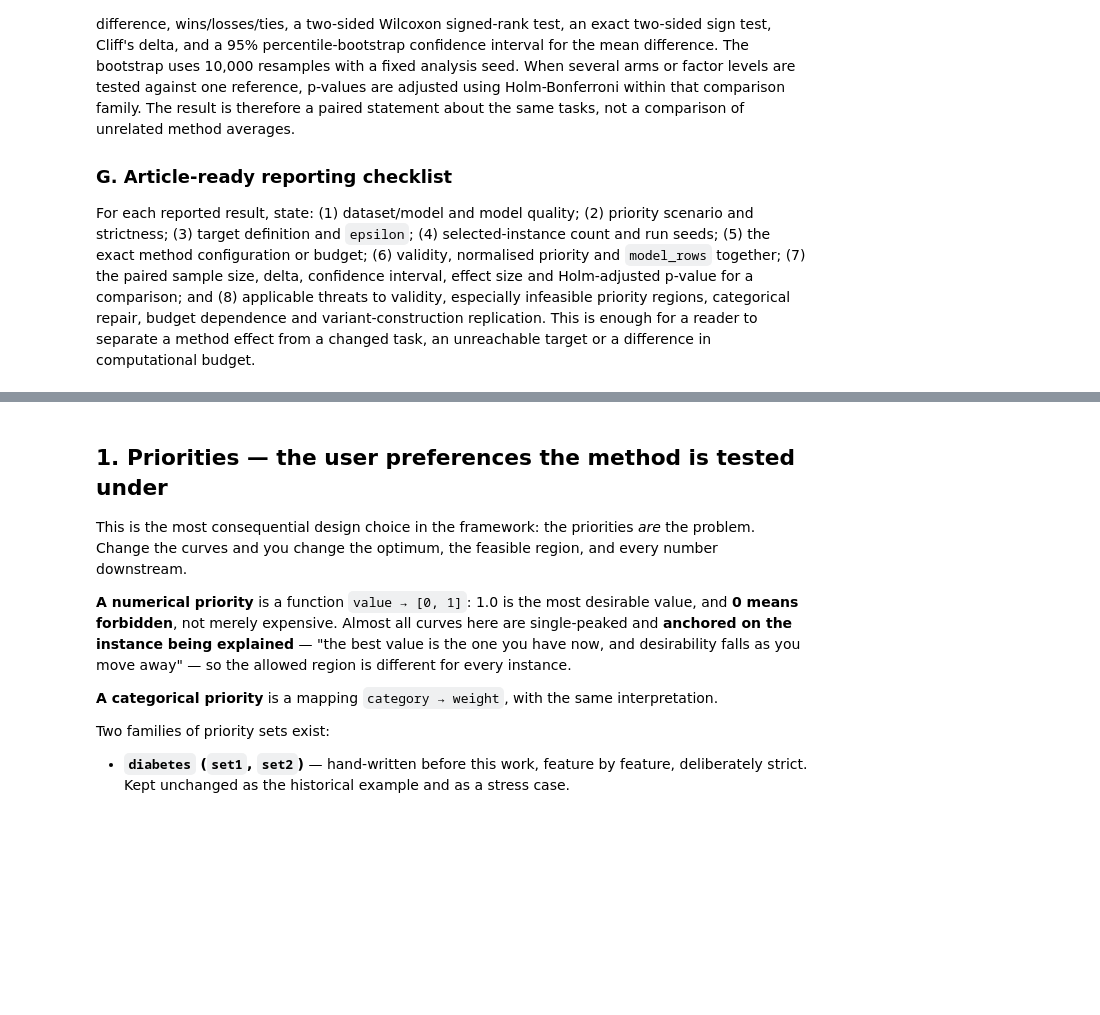
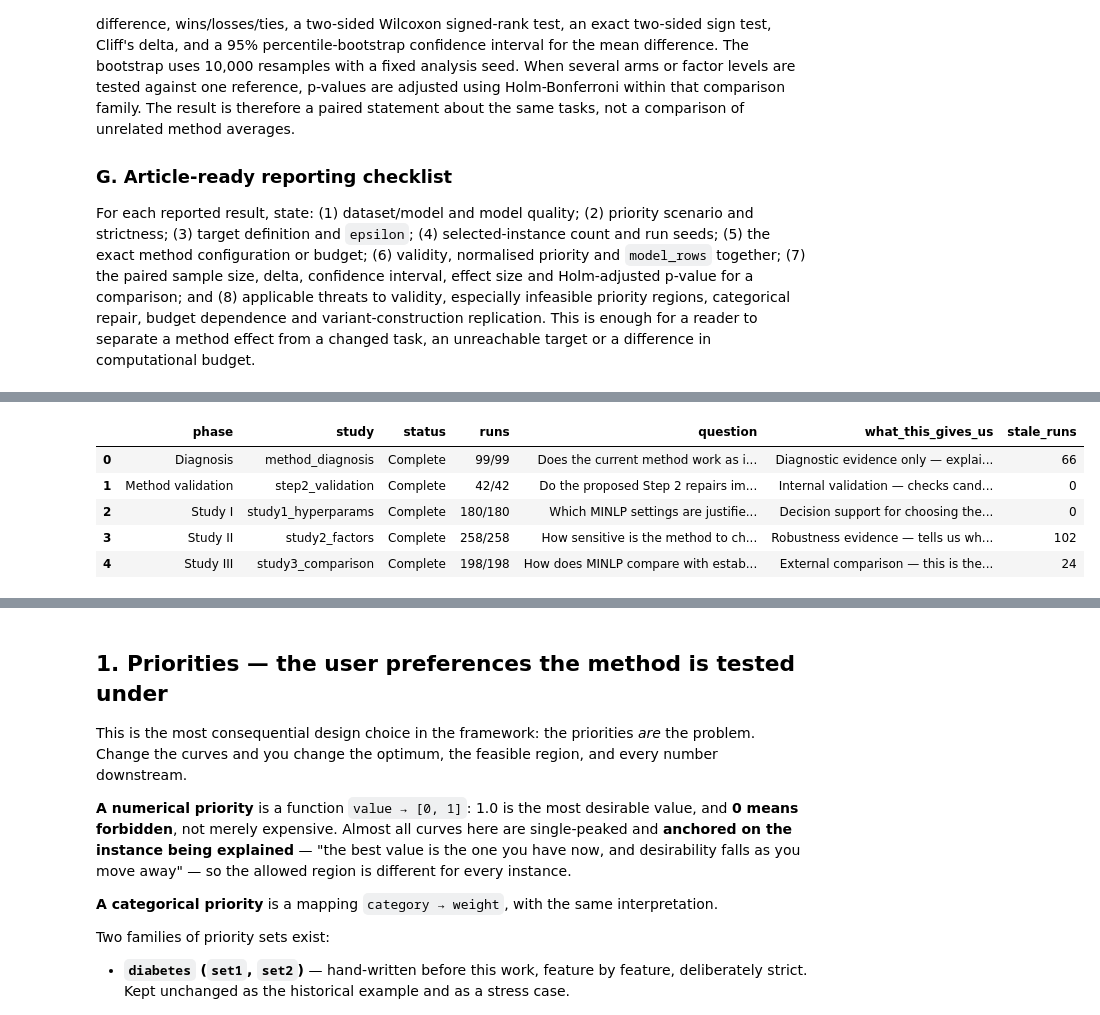
Before and after one commit to Barszo/explainit, a Jupyter notebook: explainit/experiments/paper/results_explorer.ipynb, the cells around one changed output, grey strips where cells are left out. Drawn from its saved outputs; the diff is of its cells as text; code cells hidden in the pictures; blank space fills up the shorter version.

Commit message:
Refactor code structure for improved readability and maintainability

```diff
--- a/explainit/experiments/paper/results_explorer.ipynb
+++ b/explainit/experiments/paper/results_explorer.ipynb
@@ -352,0 +1042,88 @@ a method effect from a changed task, an unreachable target or a difference in co
+# %%
+study_overview = {
+    "method_diagnosis": {
+        "phase": "Diagnosis",
+        "question": "Does the current method work as intended, and where do failures come from?",
+        "role": "Diagnostic evidence only — explains behaviour and failure modes before comparative claims.",
+    },
+    "step2_validation": {
+        "phase": "Method validation",
+        "question": "Do the proposed Step 2 repairs improve the core search enough to justify them?",
+        "role": "Internal validation — checks candidate method improvements before broader rollout.",
+    },
+    "study1_hyperparams": {
+        "phase": "Study I",
+        "question": "Which MINLP settings are justified, and what quality-cost trade-off do they create?",
+        "role": "Decision support for choosing the default configuration.",
+    },
+    "study2_factors": {
+        "phase": "Study II",
+        "question": "How sensitive is the method to changes in data quality, feature structure, and priority strictness?",
+        "role": "Robustness evidence — tells us where the method is stable and where it is vulnerable.",
+    },
+    "study3_comparison": {
+        "phase": "Study III",
+        "question": "How does MINLP compare with established counterfactual methods under fair matched tasks?",
+        "role": "External comparison — this is the main evidence for competitive performance.",
+    },
+}
+
+def _status_label(row):
+    if bool(row["complete"]):
+        return "Complete"
+    if int(row["runs_done"]) == 0:
+        return "Not started"
+    return "In progress"
+
+def _business_state_view():
+    df = state.copy().sort_values("study").reset_index(drop=True)
+    total_expected = int(df["runs_expected"].sum())
+    total_done = int(df["runs_done"].sum())
+    total_stale = int(df["stale_runs"].sum())
+    complete_n = int(df["complete"].sum())
+    incomplete_n = int((~df["complete"]).sum())
+
+    display(Markdown(
+        f"### Executive summary\n"
+        f"- **{total_done} of {total_expected} current-configuration runs are complete**.\n"
+        f"- **{complete_n} of {len(df)} configured studies are complete**; **{incomplete_n}** are still in progress.\n"
+        f"- **{total_stale} stale runs** remain on disk for traceability, but they are excluded from the current analysis."
+    ))
+
+    rows = []
+    for _, row in df.iterrows():
+        info = study_overview.get(row["study"], {})
+        rows.append({
+            "phase": info.get("phase", row["study"]),
+            "study": row["study"],
+            "status": _status_label(row),
+            "runs": f"{int(row['runs_done'])}/{int(row['runs_expected'])}",
+            "question": info.get("question", ""),
+            "what_this_gives_us": info.get("role", ""),
+            "stale_runs": int(row["stale_runs"]),
+        })
+
+    status_df = pd.DataFrame(rows)
+    display(Markdown("### What has already been done"))
+    display(status_df)
+
+    completed = status_df[status_df["status"] == "Complete"]
+    if not completed.empty:
+        done_lines = [
+            f"- **{r.phase}**: finished ({r.runs} runs). {r.what_this_gives_us}"
+            for r in completed.itertuples(index=False)
+        ]
+        display(Markdown("### What the team can already say\n" + "\n".join(done_lines)))
+
+    if total_stale > 0:
+        stale_df = df.loc[df["stale_runs"] > 0, ["study", "stale_runs"]].copy()
+        stale_df = stale_df.sort_values("stale_runs", ascending=False)
+        display(Markdown(
+            "### Audit trail note\n"
+            "Stale runs are older results produced under previous study configurations. "
+            "They are useful for traceability, but they should **not** be read as the current evidence base."
+        ))
+        display(stale_df)
+
+_business_state_view()
+# %% [output]
@@ -352,0 +1135,6 @@ a method effect from a changed task, an unreachable target or a difference in co
+|  | phase | study | status | runs | question | what_this_gives_us | stale_runs |
+| 0 | Diagnosis | method_diagnosis | Complete | 99/99 | Does the current method work as i... | Diagnostic evidence only — explai... | 66 |
+| 1 | Method validation | step2_validation | Complete | 42/42 | Do the proposed Step 2 repairs im... | Internal validation — checks cand... | 0 |
+| 2 | Study I | study1_hyperparams | Complete | 180/180 | Which MINLP settings are justifie... | Decision support for choosing the... | 0 |
+| 3 | Study II | study2_factors | Complete | 258/258 | How sensitive is the method to ch... | Robustness evidence — tells us wh... | 102 |
+| 4 | Study III | study3_comparison | Complete | 198/198 | How does MINLP compare with estab... | External comparison — this is the... | 24 |
```
Also changed, not shown: parts of 11 cells of this notebook, 34 other files.
